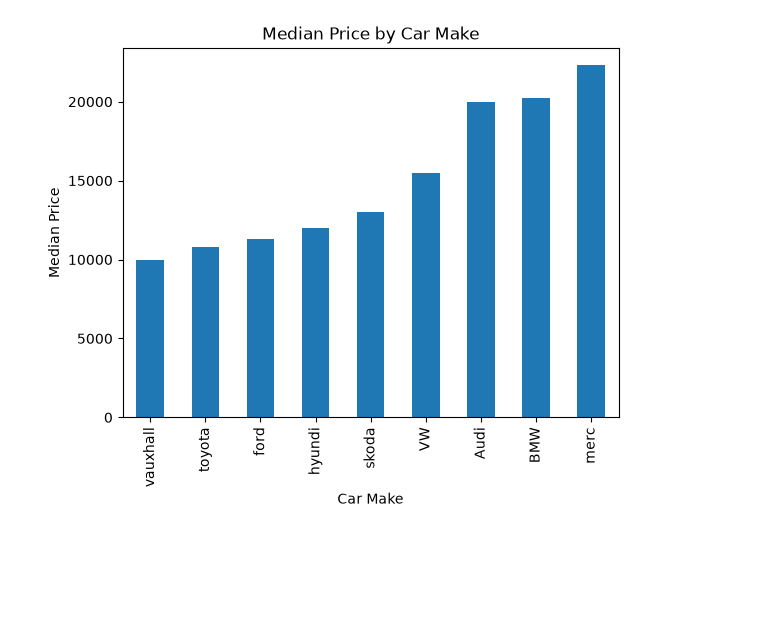
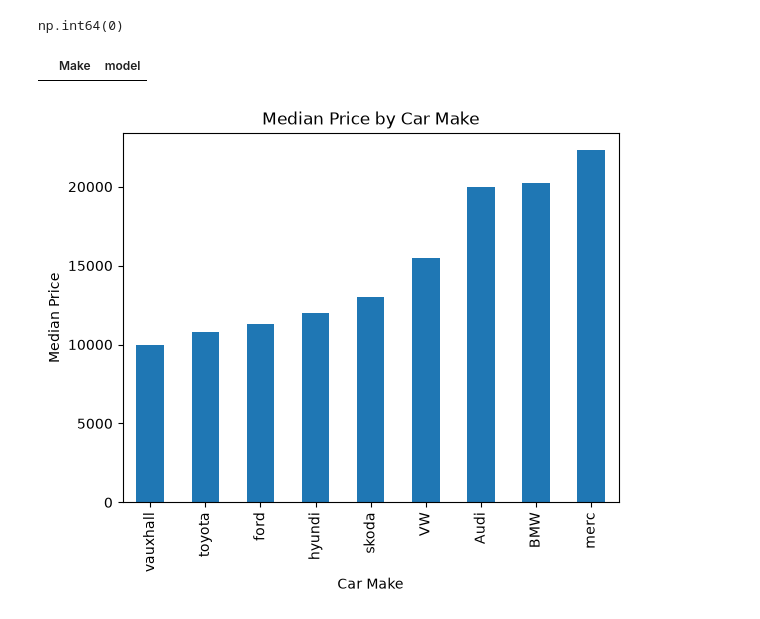
Before and after one commit to niteshbairwa185-pixel/automobile-intelligent-system, a Jupyter notebook: notebooks/02_EDA.ipynb, the cells around one changed output. Cells and saved outputs as stored; diff of their text form; code cells hidden in the pictures; blank space fills up the shorter version.

```diff
--- a/notebooks/02_EDA.ipynb
+++ b/notebooks/02_EDA.ipynb
@@ -5,6 +5,14 @@ import pandas as pd
 import seaborn as sns
 # %%
 df = pd.read_csv("../data/processed/cars_clean.csv")
+# %%
+df["Make"].isna().sum()
+# %% [output]
+np.int64(0)
+# %%
+df[df["Make"].isna()][["Make", "model"]].head(20)
+# %% [output]
+|  | Make | model |
 # %%
 df.groupby("Make")["price"].median().sort_values().plot(kind="bar")
 
```
Also changed, not shown: 3 other files.
